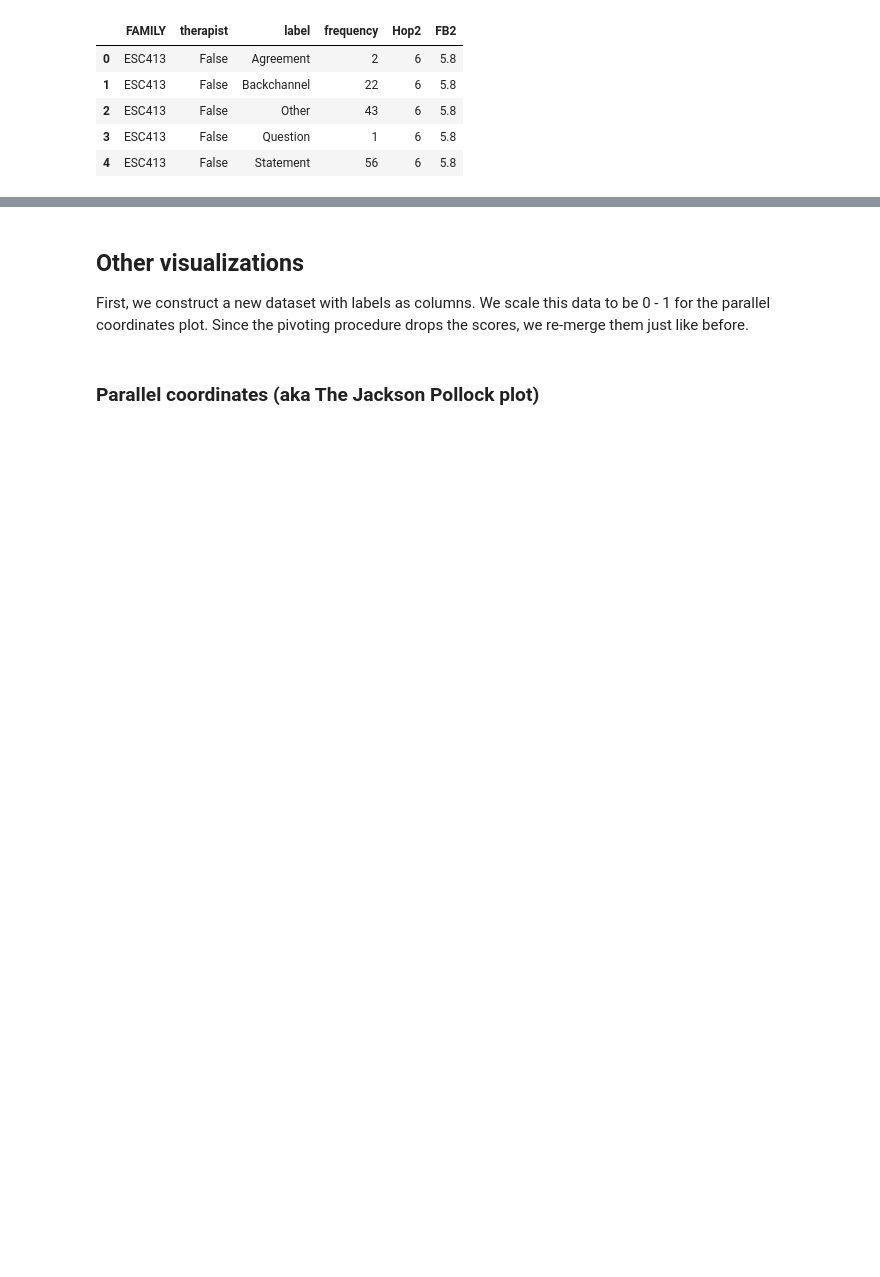
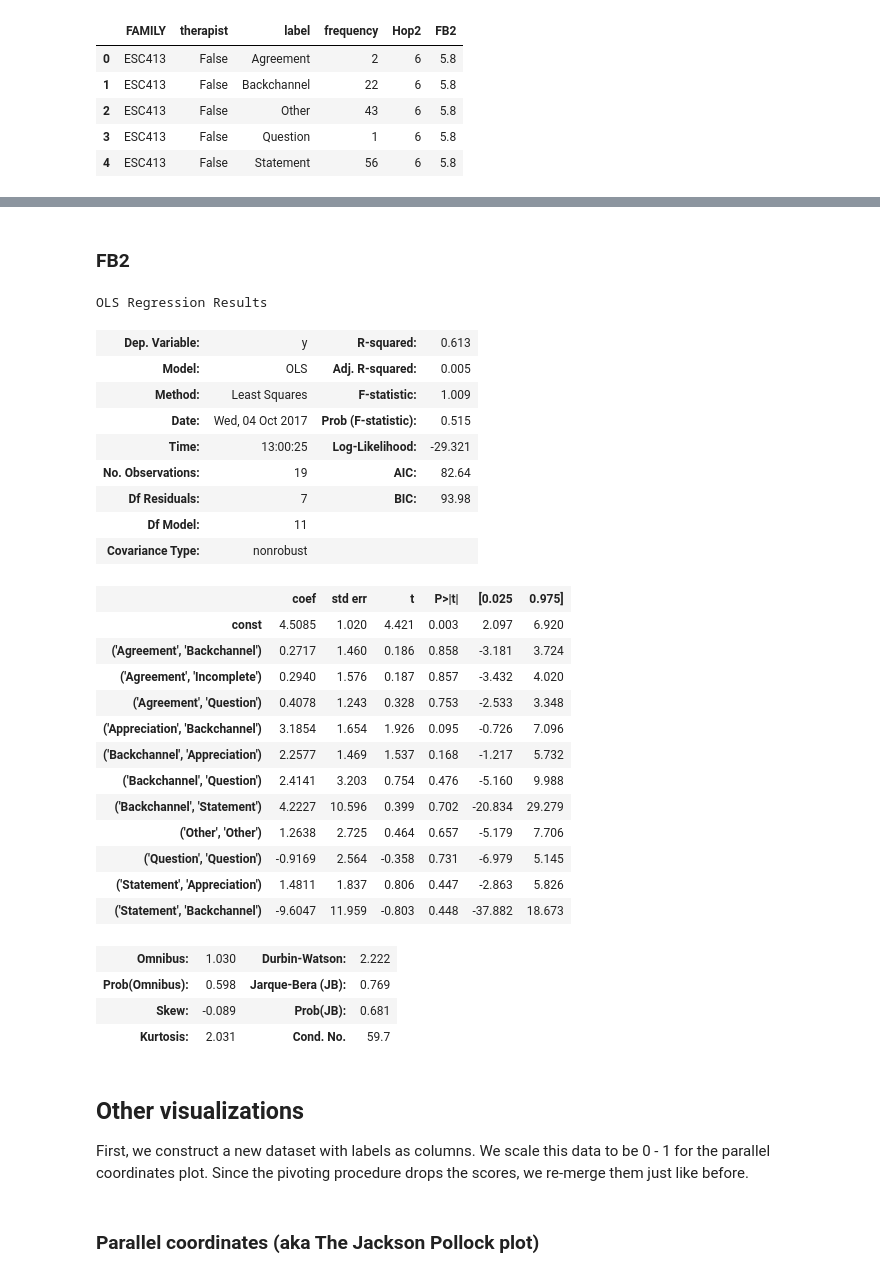
Before and after one commit to vrmpx/CDC, a Jupyter notebook: analysis/Dialog Labels.ipynb, the cells around one changed output, grey strips where cells are left out. Drawn from its saved outputs; the diff is of its cells as text; code cells hidden in the pictures; blank space fills up the shorter version.

```diff
--- a/analysis/Dialog Labels.ipynb
+++ b/analysis/Dialog Labels.ipynb
@@ -122,3 +369,39 @@ for label in data.label.unique():
+# %% [markdown]
+### FB2
+# %%
+# Fit linear model
+model = sm.OLS(fb2, X).fit()
+
+# Print R-like summary
+model.summary()
+# %% [output]
+OLS Regression Results
+| Dep. Variable: | y | R-squared: | 0.613 |
+| Model: | OLS | Adj. R-squared: | 0.005 |
+| Method: | Least Squares | F-statistic: | 1.009 |
+| Date: | Wed, 04 Oct 2017 | Prob (F-statistic): | 0.515 |
+| Time: | 13:00:25 | Log-Likelihood: | -29.321 |
+| No. Observations: | 19 | AIC: | 82.64 |
+| Df Residuals: | 7 | BIC: | 93.98 |
+| Df Model: | 11 |  |  |
+| Covariance Type: | nonrobust |  |  |
+|  | coef | std err | t | P>|t| | [0.025 | 0.975] |
+| const | 4.5085 | 1.020 | 4.421 | 0.003 | 2.097 | 6.920 |
+| ('Agreement', 'Backchannel') | 0.2717 | 1.460 | 0.186 | 0.858 | -3.181 | 3.724 |
+| ('Agreement', 'Incomplete') | 0.2940 | 1.576 | 0.187 | 0.857 | -3.432 | 4.020 |
+| ('Agreement', 'Question') | 0.4078 | 1.243 | 0.328 | 0.753 | -2.533 | 3.348 |
+| ('Appreciation', 'Backchannel') | 3.1854 | 1.654 | 1.926 | 0.095 | -0.726 | 7.096 |
+| ('Backchannel', 'Appreciation') | 2.2577 | 1.469 | 1.537 | 0.168 | -1.217 | 5.732 |
+| ('Backchannel', 'Question') | 2.4141 | 3.203 | 0.754 | 0.476 | -5.160 | 9.988 |
+| ('Backchannel', 'Statement') | 4.2227 | 10.596 | 0.399 | 0.702 | -20.834 | 29.279 |
+| ('Other', 'Other') | 1.2638 | 2.725 | 0.464 | 0.657 | -5.179 | 7.706 |
+| ('Question', 'Question') | -0.9169 | 2.564 | -0.358 | 0.731 | -6.979 | 5.145 |
+| ('Statement', 'Appreciation') | 1.4811 | 1.837 | 0.806 | 0.447 | -2.863 | 5.826 |
+| ('Statement', 'Backchannel') | -9.6047 | 11.959 | -0.803 | 0.448 | -37.882 | 18.673 |
+| Omnibus: | 1.030 | Durbin-Watson: | 2.222 |
+| Prob(Omnibus): | 0.598 | Jarque-Bera (JB): | 0.769 |
+| Skew: | -0.089 | Prob(JB): | 0.681 |
+| Kurtosis: | 2.031 | Cond. No. | 59.7 |
 # %% [markdown]
 ## Other visualizations
 First, we construct a new dataset with labels as columns. We scale this data to be 0 - 1 for the parallel coordinates plot. Since the pivoting procedure drops the scores, we re-merge them just like before.
```
Also changed, not shown: parts of 33 cells of this notebook, 3 other files.
